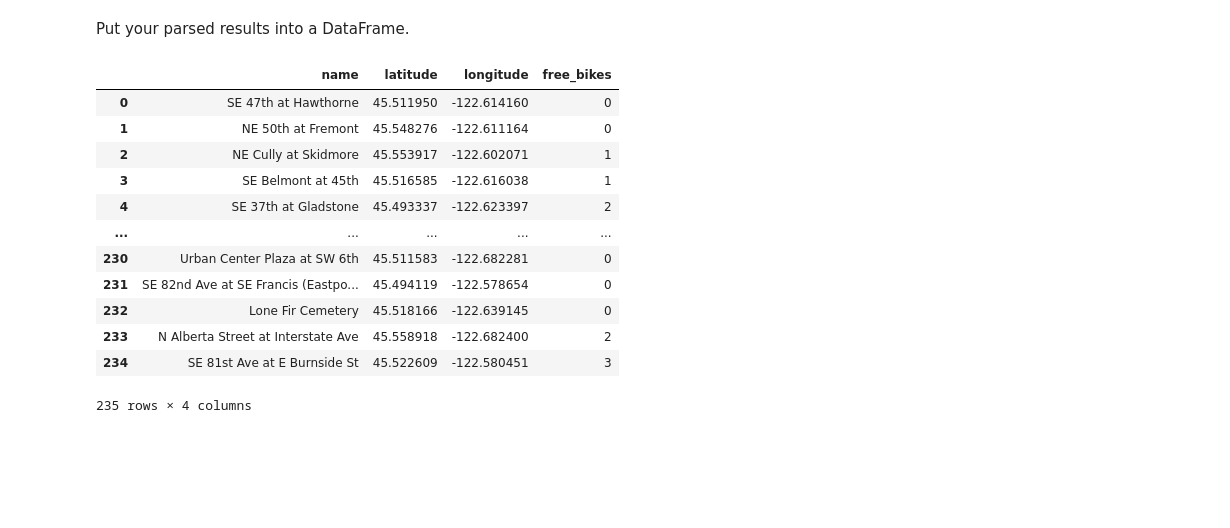
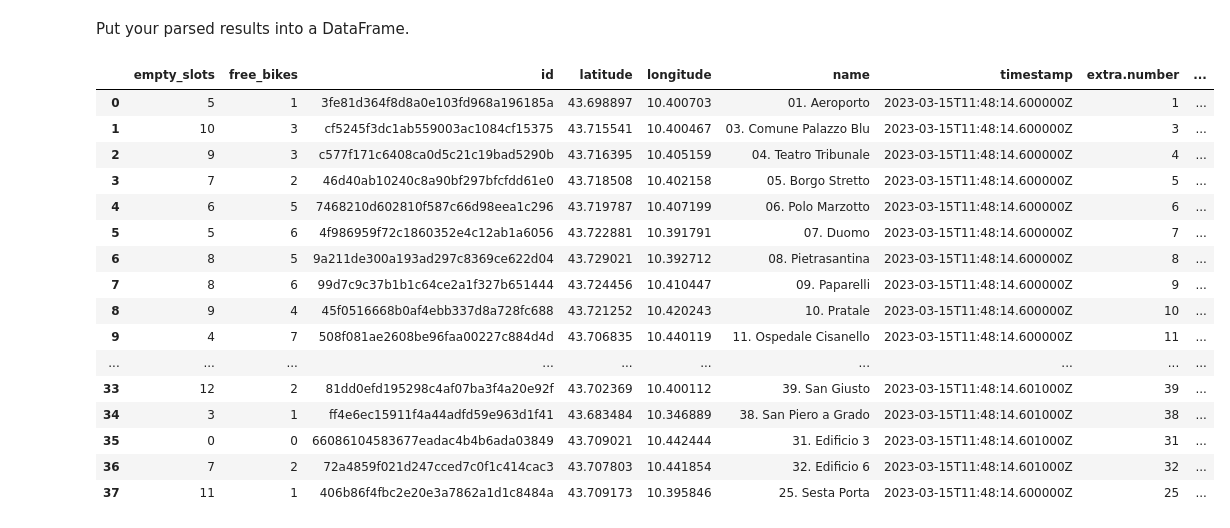
Before and after one commit to ClipMouse/LHL-Statistical-Modelling-with-Python, a Jupyter notebook: notebooks/city_bikes.ipynb, the cells around one changed output. Cells and saved outputs as stored; diff of their text form; code cells hidden in the pictures; blank space fills up the shorter version.

```diff
--- a/notebooks/city_bikes.ipynb
+++ b/notebooks/city_bikes.ipynb
@@ -34,0 +40,5 @@ print(response_json)
+# %%
+#ciclopi is the Id for bikeshares in Pisa
+#testing connectivity
+api_response_selected_network = requests.get("https://api.citybik.es/v2/networks/ciclopi")
+print(api_response_selected_network)
@@ -34,0 +47,4 @@ print(response_json)
+# %%
+#request network data and create dataframe using pd.json_normalize
+network_json = api_response_selected_network.json()
+network_json
@@ -35,31 +69,41 @@ print(response_json)
 # %% [markdown]
 Put your parsed results into a DataFrame.
+# %%
+#create a DataFrame from the JSON data for the selected station
+data = network_json['network']['stations']
+network_df = pd.json_normalize(data = stations)
+
+network_df
+# %% [output]
+|  | empty_slots | free_bikes | id | latitude | longitude | name | timestamp | extra.number | ... |
+| 0 | 5 | 1 | 3fe81d364f8d8a0e103fd968a196185a | 43.698897 | 10.400703 | 01. Aeroporto | 2023-03-15T11:48:14.600000Z | 1 | ... |
+| 1 | 10 | 3 | cf5245f3dc1ab559003ac1084cf15375 | 43.715541 | 10.400467 | 03. Comune Palazzo Blu | 2023-03-15T11:48:14.600000Z | 3 | ... |
+| 2 | 9 | 3 | c577f171c6408ca0d5c21c19bad5290b | 43.716395 | 10.405159 | 04. Teatro Tribunale | 2023-03-15T11:48:14.600000Z | 4 | ... |
+| 3 | 7 | 2 | 46d40ab10240c8a90bf297bfcfdd61e0 | 43.718508 | 10.402158 | 05. Borgo Stretto | 2023-03-15T11:48:14.600000Z | 5 | ... |
+| 4 | 6 | 5 | 7468210d602810f587c66d98eea1c296 | 43.719787 | 10.407199 | 06. Polo Marzotto | 2023-03-15T11:48:14.600000Z | 6 | ... |
+| 5 | 5 | 6 | 4f986959f72c1860352e4c12ab1a6056 | 43.722881 | 10.391791 | 07. Duomo | 2023-03-15T11:48:14.600000Z | 7 | ... |
+| 6 | 8 | 5 | 9a211de300a193ad297c8369ce622d04 | 43.729021 | 10.392712 | 08. Pietrasantina | 2023-03-15T11:48:14.600000Z | 8 | ... |
+| 7 | 8 | 6 | 99d7c9c37b1b1c64ce2a1f327b651444 | 43.724456 | 10.410447 | 09. Paparelli | 2023-03-15T11:48:14.600000Z | 9 | ... |
+| 8 | 9 | 4 | 45f0516668b0af4ebb337d8a728fc688 | 43.721252 | 10.420243 | 10. Pratale | 2023-03-15T11:48:14.600000Z | 10 | ... |
+| 9 | 4 | 7 | 508f081ae2608be96faa00227c884d4d | 43.706835 | 10.440119 | 11. Ospedale Cisanello | 2023-03-15T11:48:14.600000Z | 11 | ... |
+| ... | ... | ... | ... | ... | ... | ... | ... | ... | ... |
+| 33 | 12 | 2 | 81dd0efd195298c4af07ba3f4a20e92f | 43.702369 | 10.400112 | 39. San Giusto | 2023-03-15T11:48:14.601000Z | 39 | ... |
+| 34 | 3 | 1 | ff4e6ec15911f4a44adfd59e963d1f41 | 43.683484 | 10.346889 | 38. San Piero a Grado | 2023-03-15T11:48:14.601000Z | 38 | ... |
+| 35 | 0 | 0 | 66086104583677eadac4b4b6ada03849 | 43.709021 | 10.442444 | 31. Edificio 3 | 2023-03-15T11:48:14.601000Z | 31 | ... |
+| 36 | 7 | 2 | 72a4859f021d247cced7c0f1c414cac3 | 43.707803 | 10.441854 | 32. Edificio 6 | 2023-03-15T11:48:14.601000Z | 32 | ... |
+| 37 | 11 | 1 | 406b86f4fbc2e20e3a7862a1d1c8484a | 43.709173 | 10.395846 | 25. Sesta Porta | 2023-03-15T11:48:14.600000Z | 25 | ... |
 # %%
 #use list comprehension to load selected details into a pandas dataframe
-stations = response_json["network"]["stations"]
-rows = []
-for station in stations:
-    name = station["name"]
-    latitude = station["latitude"]
-    longitude = station["longitude"]
-    free_bikes = station["free_bikes"]
-    rows.append([name, latitude, longitude, free_bikes])
-citybikes_results = pd.DataFrame(rows, columns = ["name", "latitude", "longitude", "free_bikes"])
+#stations = data_json["network"]["stations"]
+#rows = []
+#for station in stations:
+#    name = station["name"]
+#    latitude = station["latitude"]
+#    longitude = station["longitude"]
+#    free_bikes = station["free_bikes"]
+#    rows.append([name, latitude, longitude, free_bikes])
+#citybikes_results = pd.DataFrame(rows, columns = ["name", "latitude", "longitude", "free_bikes"])
 
-display(citybikes_results)
+#display(citybikes_results)
-# %% [output]
-|  | name | latitude | longitude | free_bikes |
-| 0 | SE 47th at Hawthorne | 45.511950 | -122.614160 | 0 |
-| 1 | NE 50th at Fremont | 45.548276 | -122.611164 | 0 |
-| 2 | NE Cully at Skidmore | 45.553917 | -122.602071 | 1 |
-| 3 | SE Belmont at 45th | 45.516585 | -122.616038 | 1 |
-| 4 | SE 37th at Gladstone | 45.493337 | -122.623397 | 2 |
-| ... | ... | ... | ... | ... |
-| 230 | Urban Center Plaza at SW 6th | 45.511583 | -122.682281 | 0 |
-| 231 | SE 82nd Ave at SE Francis (Eastpo... | 45.494119 | -122.578654 | 0 |
-| 232 | Lone Fir Cemetery | 45.518166 | -122.639145 | 0 |
-| 233 | N Alberta Street at Interstate Ave | 45.558918 | -122.682400 | 2 |
-| 234 | SE 81st Ave at E Burnside St | 45.522609 | -122.580451 | 3 |
-235 rows × 4 columns
 # %%
 #load dataframe data into a .CSV file
```
Also changed, not shown: parts of 11 cells of this notebook.
